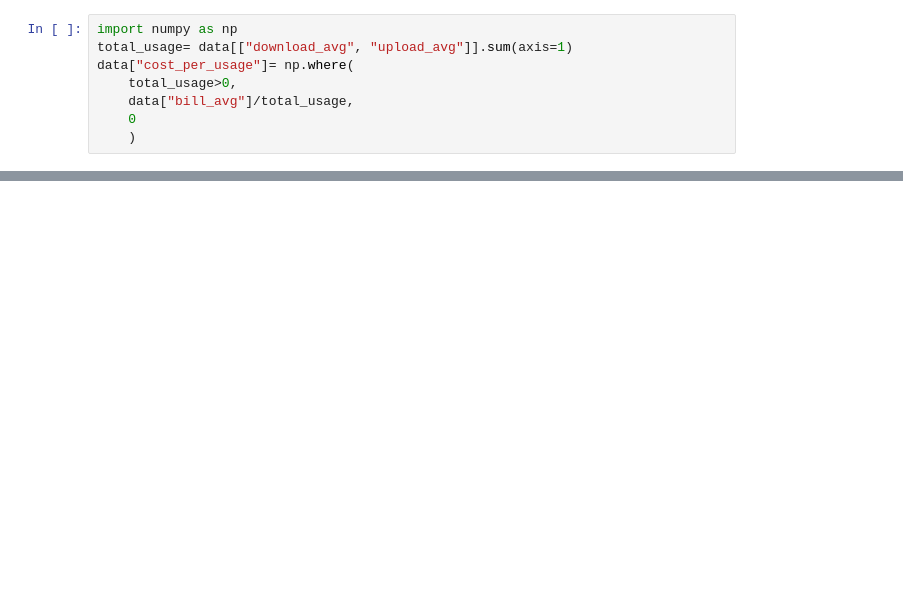
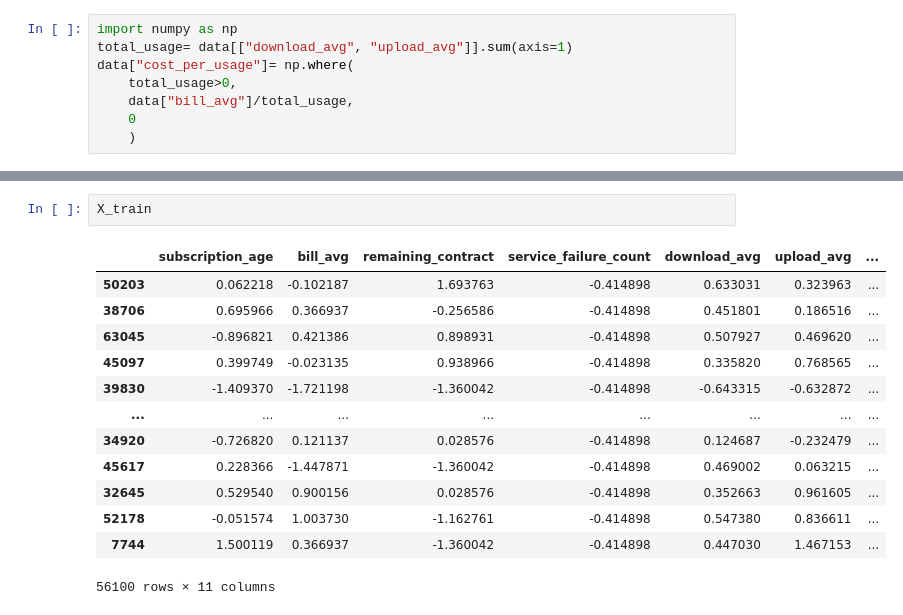
Before and after one commit to mohaiminul-git/ISP-chustomer-churn, a Jupyter notebook: notebooks/analysis.ipynb, the cells around one changed output, grey strips where cells are left out. Saved outputs shown, nothing was run; the diff lists cells and outputs as text; blank space fills up the shorter version.

```diff
--- a/notebooks/analysis.ipynb
+++ b/notebooks/analysis.ipynb
@@ -263,0 +297,16 @@ print(data["cost_per_usage"].max())
+# %%
+X_train
+# %% [output]
+|  | subscription_age | bill_avg | remaining_contract | service_failure_count | download_avg | upload_avg | ... |
+| 50203 | 0.062218 | -0.102187 | 1.693763 | -0.414898 | 0.633031 | 0.323963 | ... |
+| 38706 | 0.695966 | 0.366937 | -0.256586 | -0.414898 | 0.451801 | 0.186516 | ... |
+| 63045 | -0.896821 | 0.421386 | 0.898931 | -0.414898 | 0.507927 | 0.469620 | ... |
+| 45097 | 0.399749 | -0.023135 | 0.938966 | -0.414898 | 0.335820 | 0.768565 | ... |
+| 39830 | -1.409370 | -1.721198 | -1.360042 | -0.414898 | -0.643315 | -0.632872 | ... |
+| ... | ... | ... | ... | ... | ... | ... | ... |
+| 34920 | -0.726820 | 0.121137 | 0.028576 | -0.414898 | 0.124687 | -0.232479 | ... |
+| 45617 | 0.228366 | -1.447871 | -1.360042 | -0.414898 | 0.469002 | 0.063215 | ... |
+| 32645 | 0.529540 | 0.900156 | 0.028576 | -0.414898 | 0.352663 | 0.961605 | ... |
+| 52178 | -0.051574 | 1.003730 | -1.162761 | -0.414898 | 0.547380 | 0.836611 | ... |
+| 7744 | 1.500119 | 0.366937 | -1.360042 | -0.414898 | 0.447030 | 1.467153 | ... |
+56100 rows × 11 columns
```
Also changed, not shown: parts of 14 cells of this notebook, 9 other files.
